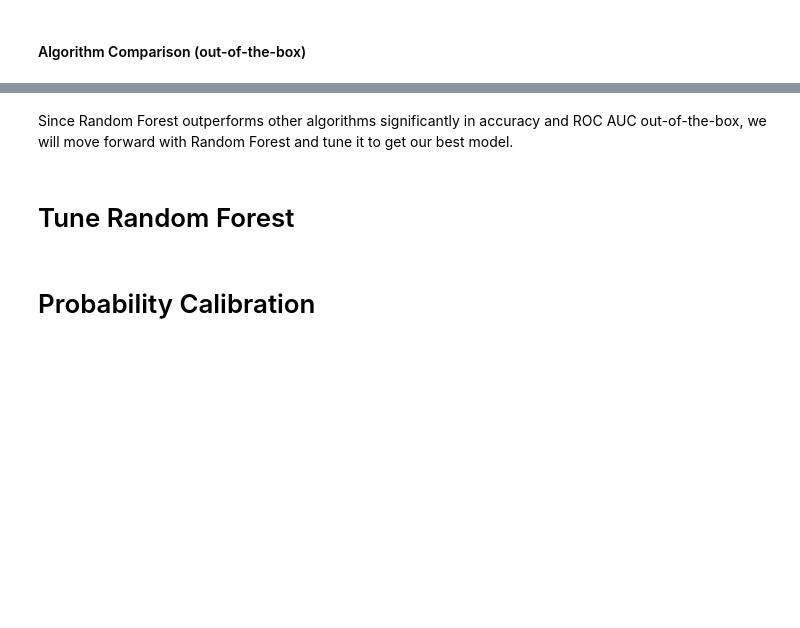
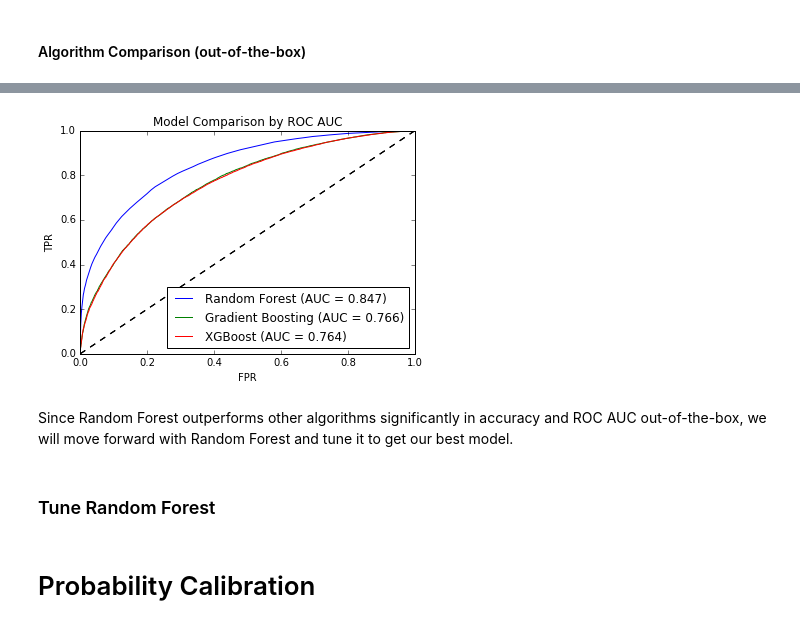
Before and after one commit to colinandrus/ml_course_project, a Jupyter notebook: notebooks/model_training_cleaned.ipynb, the cells around one changed output, grey strips where cells are left out. Drawn from its saved outputs; the diff is of its cells as text; code cells hidden in the pictures; blank space fills up the shorter version.

```diff
--- a/notebooks/model_training_cleaned.ipynb
+++ b/notebooks/model_training_cleaned.ipynb
@@ -407,8 +410,8 @@ MODEL = (RandomForestClassifier(n_estimators=100, random_state=44))
 X_train, X_test, y_train, y_test = get_model_data(df, df, label='granted', cat_features = FULL_CAT_FEATURES,
                                                   num_features = FULL_NUM_FEATURES,
                                                   impute_methods = FULL_IMPUTE_METHODS, print_summary=True)
-rf_model, rf_metrics, _, rf_cfi, _, _ = train_model(MODEL, X_train, y_train, X_test, y_test,
-                                                          print_metrics=True, print_charts=True)
+rf_model, rf_metrics, rf_fi, rf_cfi, rf_truth, rf_pred = train_model(MODEL, X_train, y_train, X_test, y_test,
+                                                                     print_metrics=True, print_charts=True)
 rf_cfi
 # %% [output]
 Training Data: (193972, 704) | Test Data: (48494, 704)
@@ -504,12 +489,13 @@ pd.DataFrame.from_dict(algo_comparison, orient='index').sort_values(by='ROC AUC'
 # %%
 # plot all ROC in a single chart
 plot_roc(rf_truth, rf_pred, 'Random Forest')
+plot_roc(gb_truth, gb_pred, 'Gradient Boosting')
 plot_roc(xgb_truth, xgb_pred, 'XGBoost')
-plot_roc(gb_truth, gb_pred, 'Gradient Boosting')
-plot_roc(dt_truth, dt_pred, 'Decision Tree')
 plt.title('Model Comparison by ROC AUC');
+# %% [output]
+[figure, added]
 # %% [markdown]
 Since Random Forest outperforms other algorithms significantly in accuracy and ROC AUC out-of-the-box, we will move forward with Random Forest and tune it to get our best model.
 # %% [markdown]
-# Tune Random Forest
+### Tune Random Forest
 # %%
```
Also changed, not shown: parts of 10 cells of this notebook.
